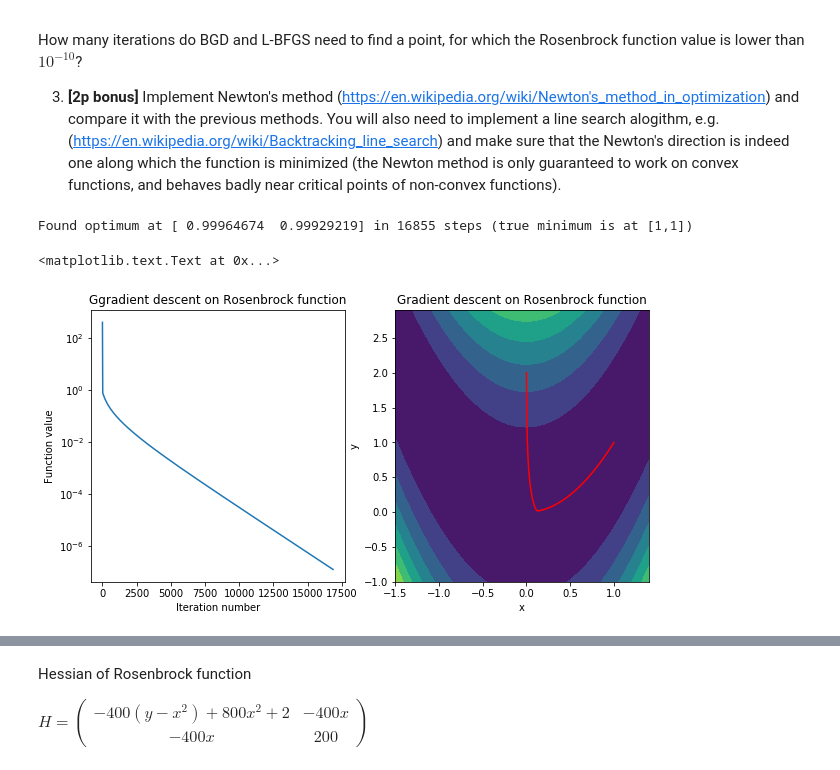
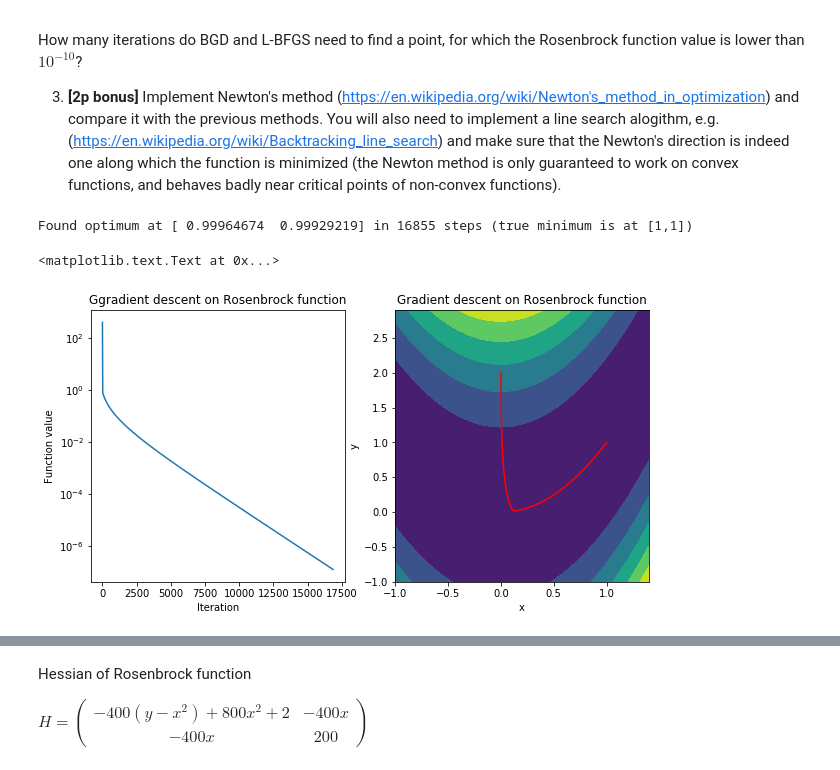
Before and after one commit to dingorth/neural_networks, a Jupyter notebook: assignment3/Assignment3.ipynb, the cells around one changed output, grey strips where cells are left out. Cells and saved outputs as stored; diff of their text form; code cells hidden in the pictures.

```diff
--- a/assignment3/Assignment3.ipynb
+++ b/assignment3/Assignment3.ipynb
@@ -155,33 +155,34 @@ def GD(f, Theta0, alpha, stop_tolerance=1e-10, max_steps=1000000):
 # %%
 X0 = [0.,2.]
 Xopt, Xhist = GD(rosenbrock, X0, alpha=1e-3, stop_tolerance=1e-10, max_steps=1e6)
 
 print "Found optimum at %s in %d steps (true minimum is at [1,1])" % (Xopt, len(Xhist))
 
 fig, (ax1, ax2) = plt.subplots(1, 2)
 fig.set_size_inches(10,5)
 
-ax1.semilogy(xrange(len(Xhist)), [x[1][0] for x in Xhist])# ax1.scatter(np.linspace(1,len(hist_plot),len(hist_plot))[:50], hist_plot[:50])
+values = [x[1][0] for x in Xhist]
+ax1.semilogy(np.arange(len(Xhist)), values)
 ax1.set_title("Ggradient descent on Rosenbrock function")
-ax1.set_xlabel("Iteration number")
+ax1.set_xlabel("Iteration")
 ax1.set_ylabel("Function value")
 
 
-x = np.arange(-1.5, 1.5, 0.1)
+x = np.arange(-1, 1.5, 0.1)
 y = np.arange(-1, 3, 0.1)
-xx, yy = np.meshgrid(x, y, sparse=True)
+xx, yy = np.meshgrid(x, y)
 z = rosenbrock_v([xx,yy])
 ax2.contourf(x,y,z)
 
 thetas = np.array([ i[0] for i in Xhist])
 ax2.plot(thetas[:,0],thetas[:,1],color='red')
 ax2.set_title("Gradient descent on Rosenbrock function")
 ax2.set_xlabel("x")
 ax2.set_ylabel("y")
 # %% [output]
 Found optimum at [ 0.99964674  0.99929219] in 16855 steps (true minimum is at [1,1])
 <matplotlib.text.Text at 0x...>
-[figure, old version]
+[figure, new version]
 # %%
 #
 # Use scipy.optimize.fmin_l_bfgs_b
```
Also changed, not shown: parts of 15 cells of this notebook.
